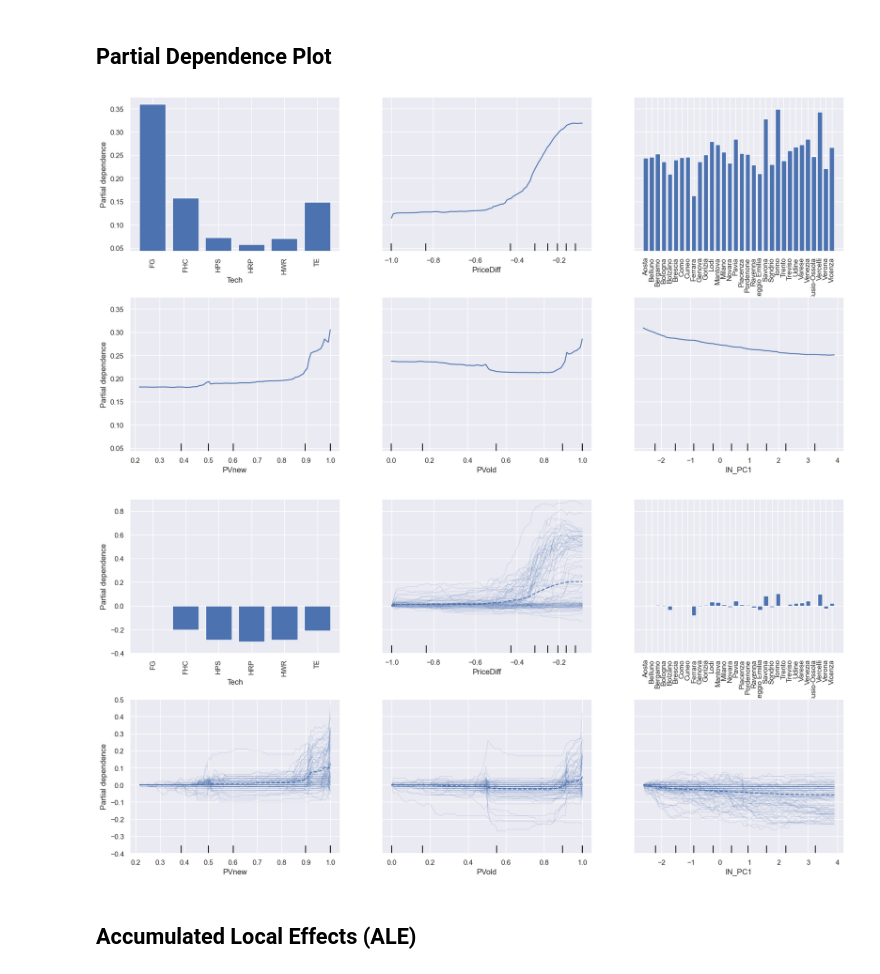
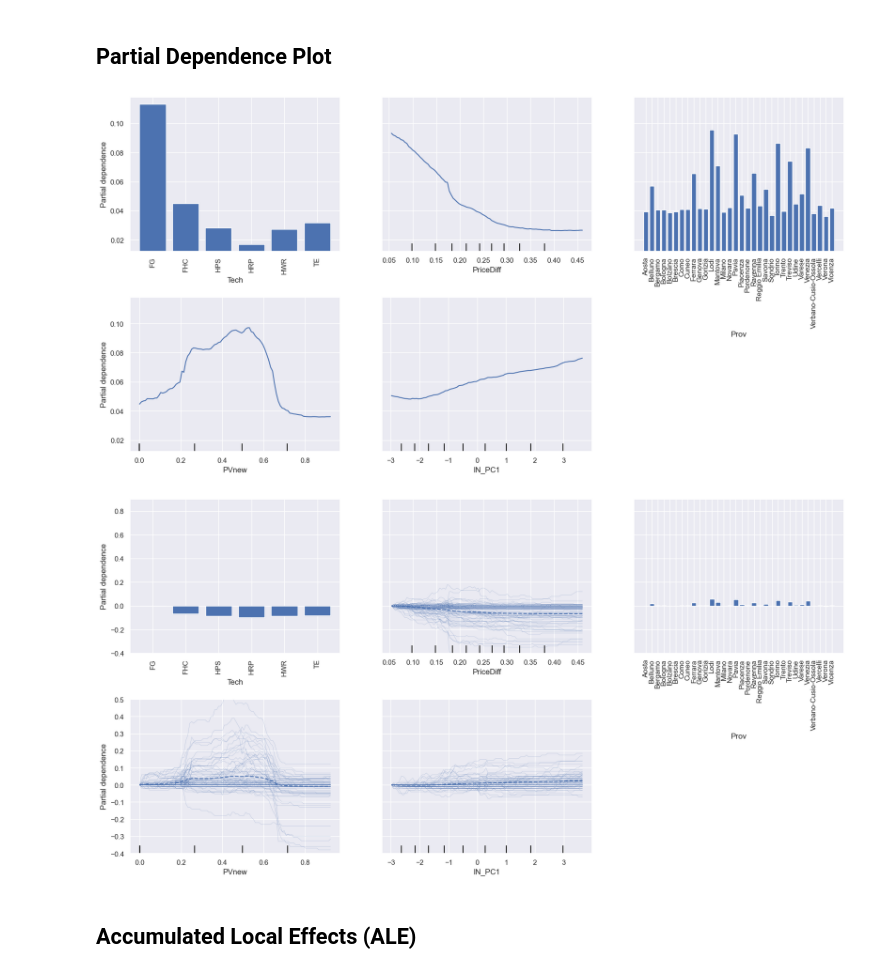
Before and after one commit to gkchln/asm_forecast, a Jupyter notebook: modeling/ModelExplainer.ipynb, the cells around one changed output. Saved outputs shown, nothing was run; the diff lists cells and outputs as text; code cells hidden in the pictures.

Commit message:
Rerun model explainer notebook for bid and off with the updated models and PVold removed

```diff
--- a/modeling/ModelExplainer.ipynb
+++ b/modeling/ModelExplainer.ipynb
@@ -30,7 +30,7 @@ from alibi.explainers import ALE, plot_ale
 # %% [markdown]
 ## Parameters
 # %%
-scope = 'BID'
+scope = 'OFF'
 input_path = f'../data/3_output/ML_dataset_{scope}.pkl'
 
 train_years = [2021]
@@ -59,7 +59,6 @@ other_features = [
     'SellMGP',
     'SolarAngle',
     'DeclAngle',
-    'PVold',
     'PVnew',
     'PriceDiff',
 ]
@@ -190,28 +189,28 @@ test_importances
 # %%
 disp = PartialDependenceDisplay.from_estimator(
     clf_pipeline,
     X = test_df[features],
-    features = ['Tech', 'PriceDiff', 'Prov', 'PVnew', 'PVold', 'IN_PC1'],
+    features = ['Tech', 'PriceDiff', 'Prov', 'PVnew', 'IN_PC1'],
     categorical_features = np.array([col in features_to_encode for col in test_df[features].columns.to_list()]),
     n_jobs = -1,
-    kind = ['average', 'average', 'average', 'average', 'average', 'average'],
+    kind = ['average', 'average', 'average', 'average', 'average'],
     subsample = 100,
 )
 
 xtick_names = ['FG', 'FHC', 'HPS', 'HRP', 'HWR', 'TE']
 disp.figure_.axes[1].set_xticklabels(xtick_names)
 disp.figure_.set_size_inches(20, 10)
 disp.figure_.subplots_adjust(hspace=0.3)
 # %% [output]
-[figure, old version]
+[figure, new version]
 # %%
 disp = PartialDependenceDisplay.from_estimator(
     clf_pipeline,
     X = test_df[features],
-    features = ['Tech', 'PriceDiff', 'Prov', 'PVnew', 'PVold', 'IN_PC1'],
+    features = ['Tech', 'PriceDiff', 'Prov', 'PVnew', 'IN_PC1'],
     categorical_features = np.array([col in features_to_encode for col in test_df[features].columns.to_list()]),
     n_jobs = -1,
-    kind = ['average', 'both', 'average', 'both', 'both', 'both'],
+    kind = ['average', 'both', 'average', 'both', 'both'],
     subsample = 100,
     centered=True
 )
@@ -225,14 +224,14 @@ disp = PartialDependenceDisplay.from_estimator(
 # Display settings for BID
 for ax in disp.figure_.axes:
     ax.set_ylim(-.4,.9)
-    if ax.get_xlabel() in ['PVnew', 'PVold', 'IN_PC1']:
+    if ax.get_xlabel() in ['PVnew', 'IN_PC1']:
         ax.set_ylim(-.4,.5)
 xtick_names = ['FG', 'FHC', 'HPS', 'HRP', 'HWR', 'TE']
 disp.figure_.axes[1].set_xticklabels(xtick_names)
 disp.figure_.set_size_inches(20, 10)
 disp.figure_.subplots_adjust(hspace=0.3)
 # %% [output]
-[figure, old version]
+[figure, new version]
 # %% [markdown]
 ## Accumulated Local Effects (ALE)
 # %%
```
Also changed, not shown: parts of 8 cells of this notebook.
